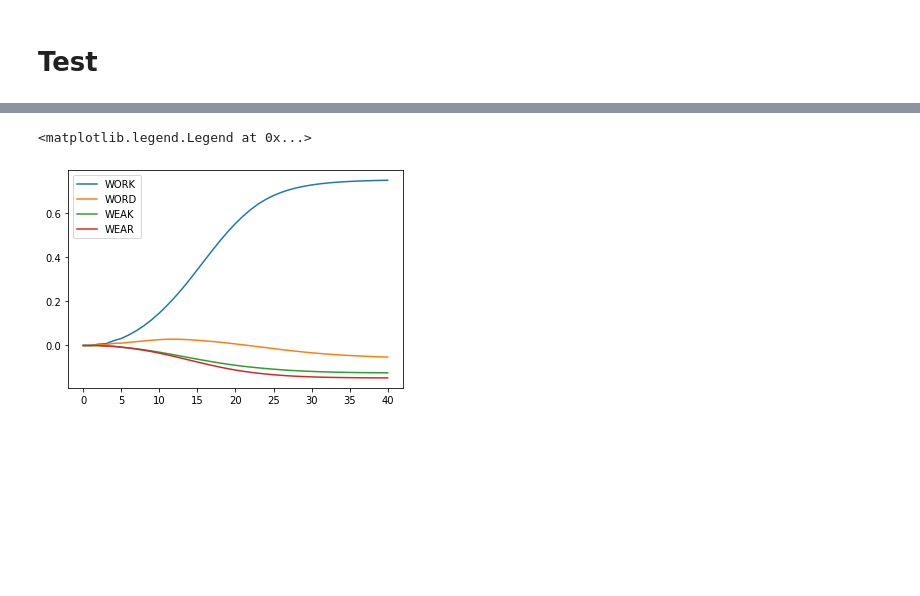
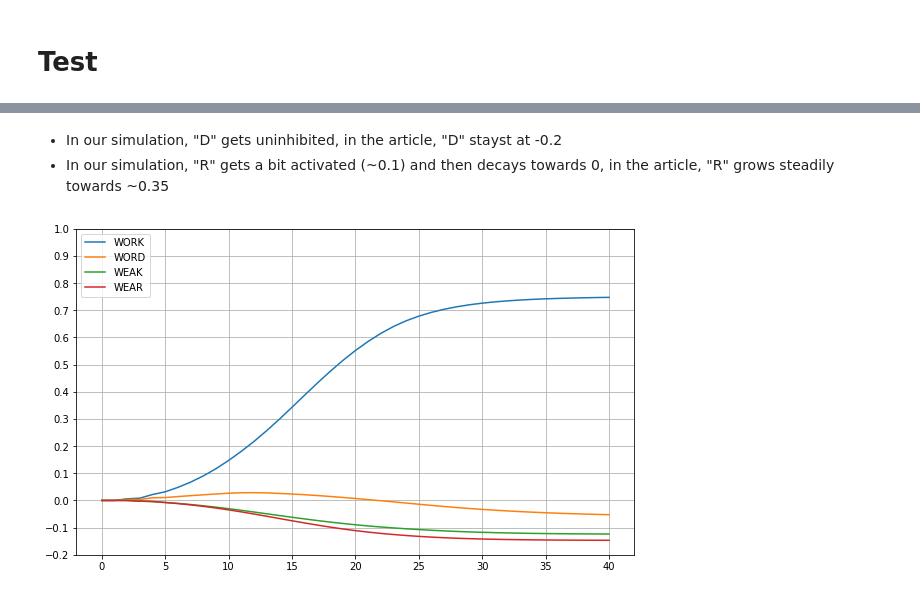
Before and after one commit to kalenkovich/cognitive-models-code, a Jupyter notebook: 01_interactive-activation-model/04_test-worr-vs-word.ipynb, the cells around one changed output, grey strips where cells are left out. Cells and saved outputs as stored; diff of their text form; code cells hidden in the pictures; blank space fills up the shorter version.

```diff
--- a/01_interactive-activation-model/04_test-worr-vs-word.ipynb
+++ b/01_interactive-activation-model/04_test-worr-vs-word.ipynb
@@ -72,6 +76,11 @@ plt.legend(list(letter_activations_history.keys()))
+# %% [markdown]
+- In our simulation, "D" gets uninhibited, in the article, "D" stayst at -0.2
+- In our simulation, "R" gets a bit activated (~0.1) and then decays towards 0, in the article, "R" grows steadily towards ~0.35
 # %%
+plt.figure(figsize=(10, 6))
 plt.plot(np.array(list(word_activations_history.values())).T)
-plt.legend(list(word_activations_history.keys()))
+plt.legend(list(word_activations_history.keys()), loc='upper left')
+plt.grid()
+plt.yticks(np.arange(-0.2, 1.1, 0.1));
 # %% [output]
-<matplotlib.legend.Legend at 0x...>
-[figure, old version]
+[figure, new version]
```
Also changed, not shown: parts of 4 cells of this notebook, 3 other files.
